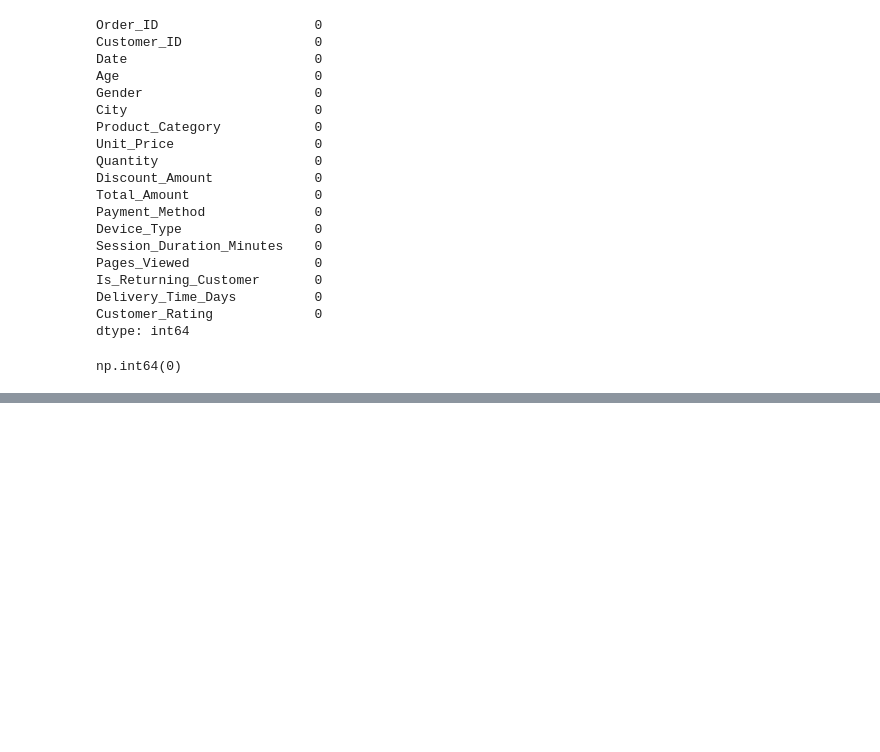
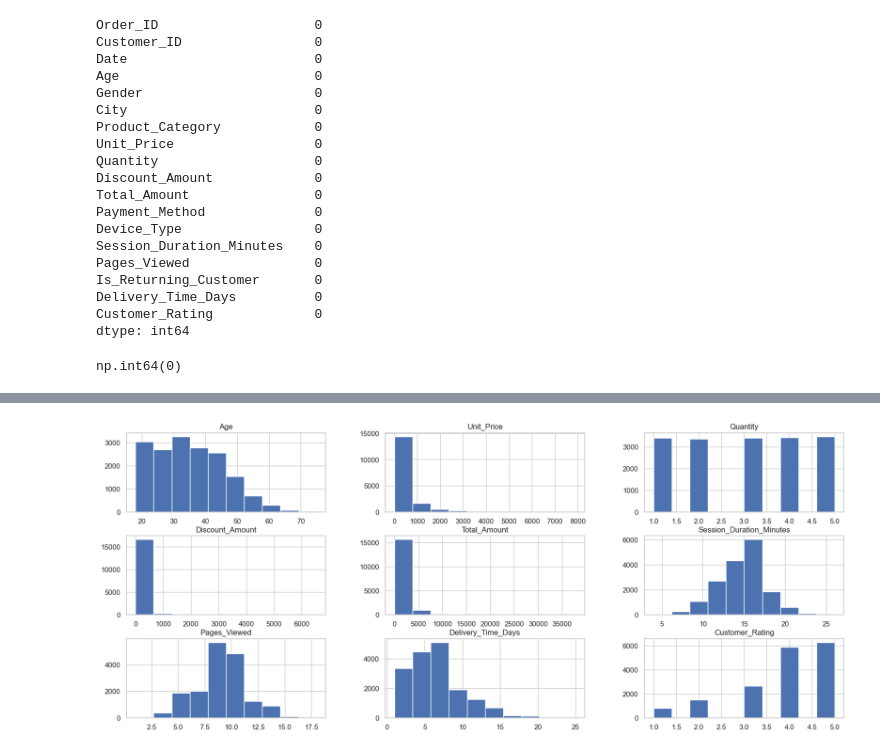
Before and after one commit to shivamsudha123/ecommerce-customer-behaviour-analysis, a Jupyter notebook: notebooks/eda_analysis.ipynb, the cells around one changed output, grey strips where cells are left out. Saved outputs shown, nothing was run; the diff lists cells and outputs as text; code cells hidden in the pictures; blank space fills up the shorter version.

```diff
--- a/notebooks/eda_analysis.ipynb
+++ b/notebooks/eda_analysis.ipynb
@@ -75,0 +92,5 @@ df = df.dropna()
+# %%
+df.hist(figsize=(20,8))
+plt.show()
+# %% [output]
+[figure, added]
```
Also changed, not shown: parts of 2 cells of this notebook.
